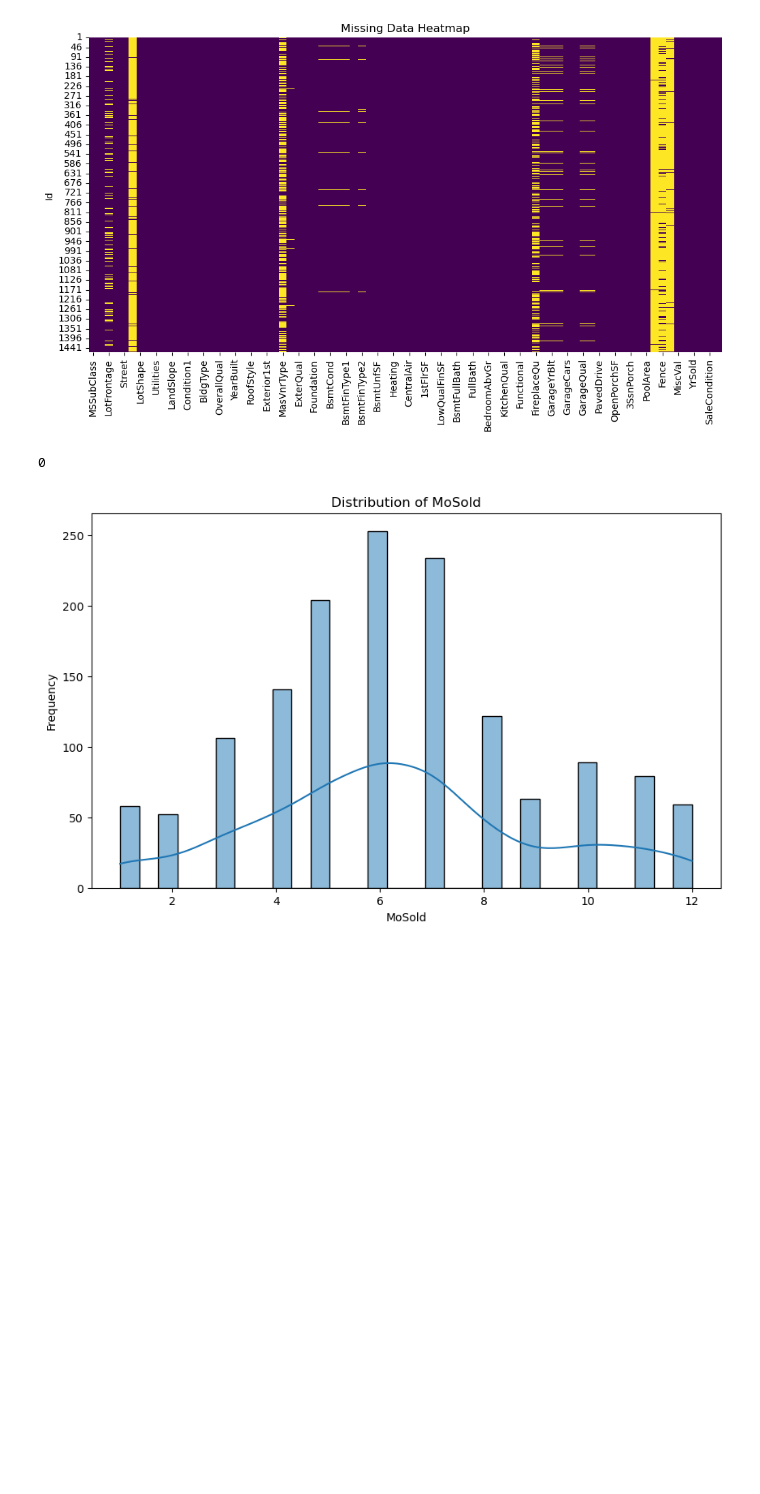
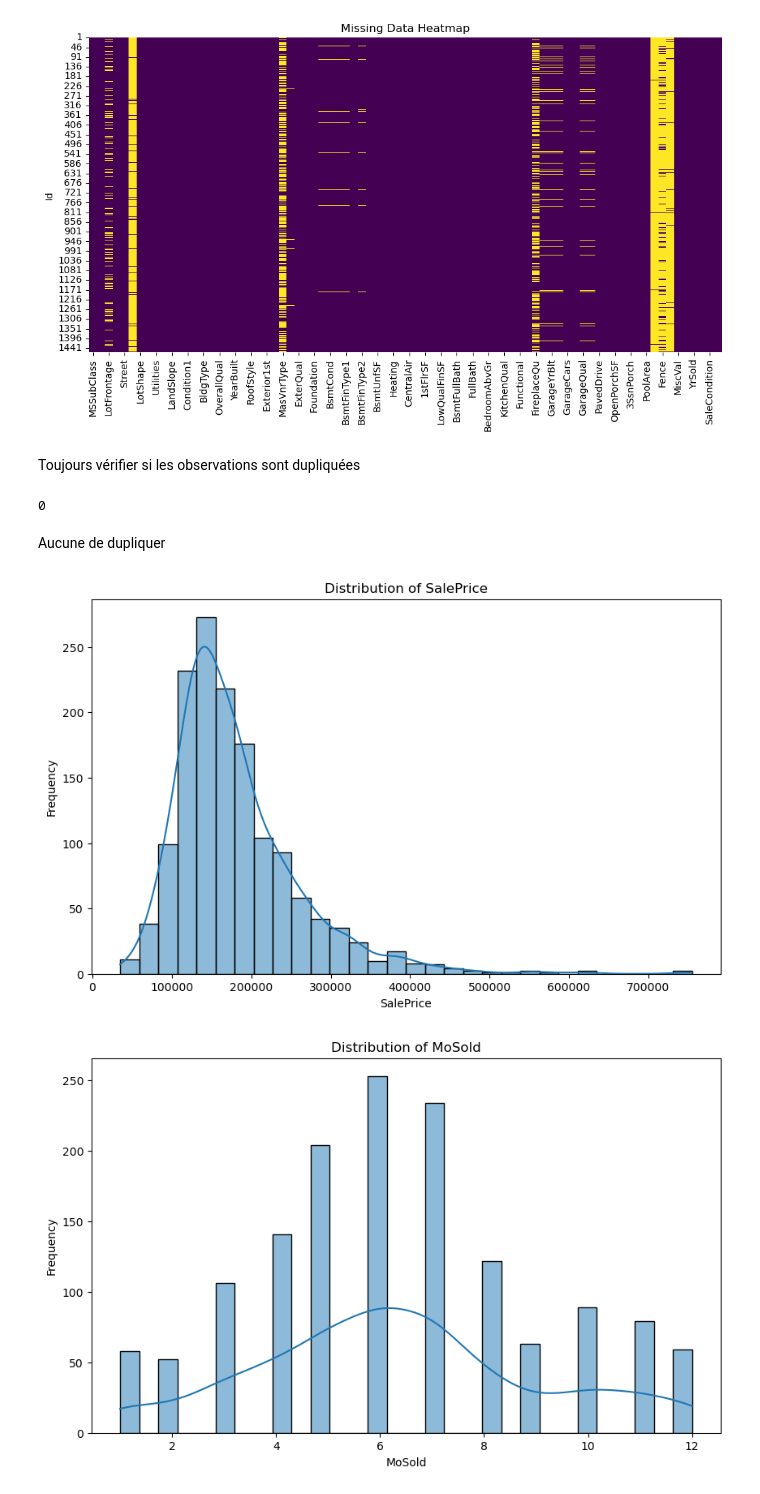
Before and after one commit to Samuel-engineer/simple_to_advanced-Regression, a Jupyter notebook: Notebook.ipynb, the cells around one changed output. Saved outputs shown, nothing was run; the diff lists cells and outputs as text; code cells hidden in the pictures; blank space fills up the shorter version.

```diff
--- a/Notebook.ipynb
+++ b/Notebook.ipynb
@@ -371,10 +391,18 @@ LotFontage médian :69.0, LotFontage moyen: 70.04995836802665
 plot_missing_data(data_train)
 # %% [output]
 [figure]
+# %% [markdown]
+Toujours vérifier si les observations sont dupliquées
 # %%
 data_train.duplicated().sum()
 # %% [output]
 0
+# %% [markdown]
+Aucune de dupliquer
+# %%
+plot_feature_distribution(data_train, 'SalePrice')
+# %% [output]
+[figure, added]
 # %%
 plot_feature_distribution(data_train, 'MoSold')
 # %% [output]
```
Also changed, not shown: parts of 18 cells of this notebook, 1 other file.
